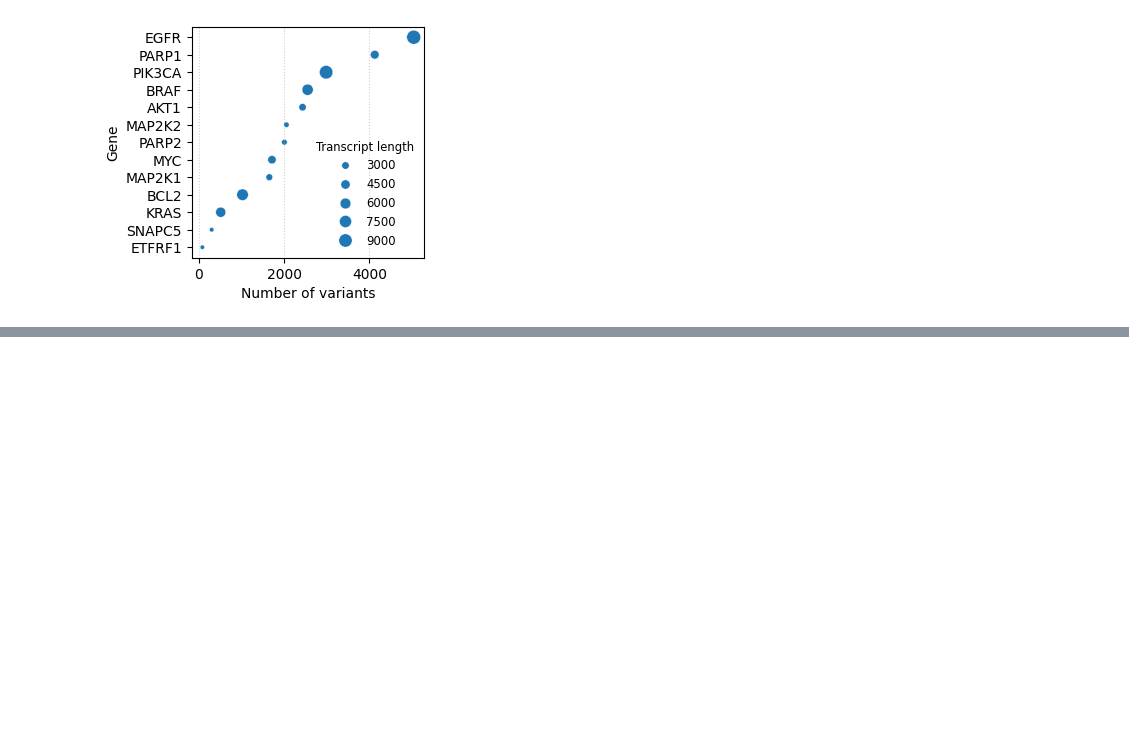
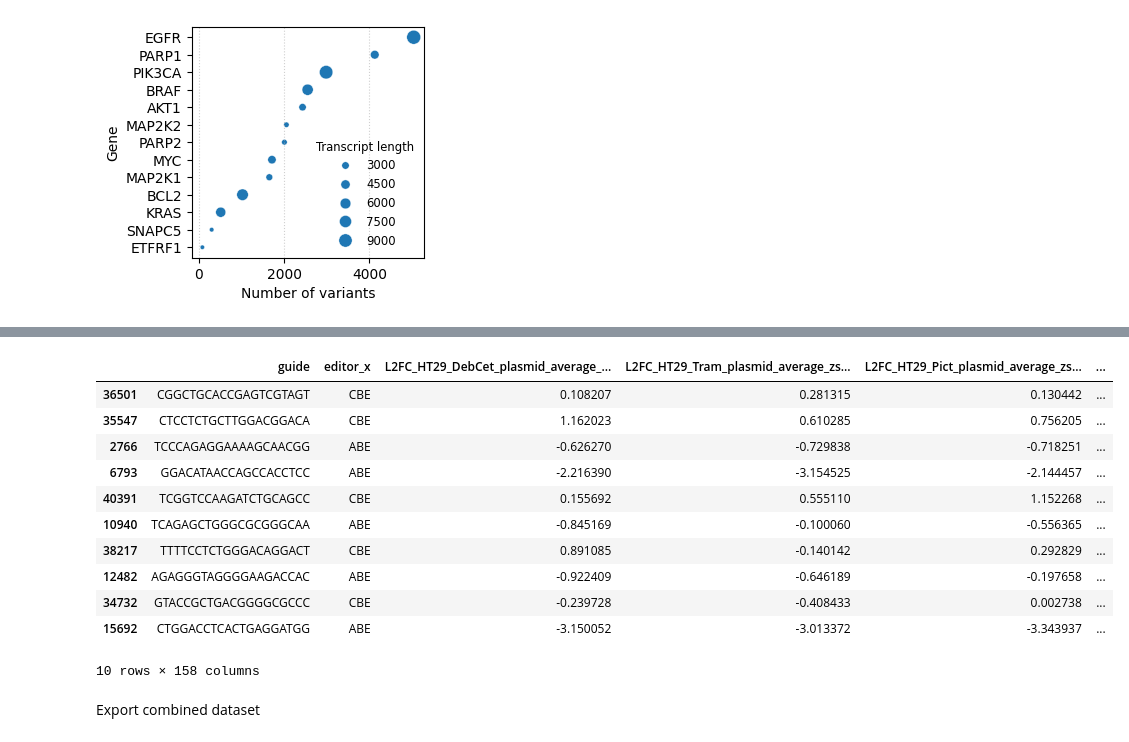
Before and after one commit to QuantitativeBiology/BECancerResistome, a Jupyter notebook: BECancerResistome/VEPexplorer.ipynb, the cells around one changed output, grey strips where cells are left out. Saved outputs shown, nothing was run; the diff lists cells and outputs as text; code cells hidden in the pictures; blank space fills up the shorter version.

```diff
--- a/BECancerResistome/VEPexplorer.ipynb
+++ b/BECancerResistome/VEPexplorer.ipynb
@@ -142,0 +162,33 @@ Name: Amino_acids, Length: 26484, dtype: object
+# %%
+be_merged = pd.merge(
+    be_coelho.reset_index(),
+    variants_beagle,
+    left_on=["guide", "editor"],
+    right_on=["sgRNA Sequence", "editor"],
+    how="inner",
+)
+# %%
+be_merged_vep = pd.merge(
+    be_merged.dropna(subset=["hgvs"]).explode("hgvs"),
+    variants_vep,
+    left_on="hgvs",
+    right_on="#Uploaded_variation",
+    how="inner",
+)
+# %%
+be_merged_vep.sample(10)
+# %% [output]
+|  | guide | editor_x | L2FC_HT29_DebCet_plasmid_average_... | L2FC_HT29_Tram_plasmid_average_zs... | L2FC_HT29_Pict_plasmid_average_zs... | ... |
+| 36501 | CGGCTGCACCGAGTCGTAGT | CBE | 0.108207 | 0.281315 | 0.130442 | ... |
+| 35547 | CTCCTCTGCTTGGACGGACA | CBE | 1.162023 | 0.610285 | 0.756205 | ... |
+| 2766 | TCCCAGAGGAAAAGCAACGG | ABE | -0.626270 | -0.729838 | -0.718251 | ... |
+| 6793 | GGACATAACCAGCCACCTCC | ABE | -2.216390 | -3.154525 | -2.144457 | ... |
+| 40391 | TCGGTCCAAGATCTGCAGCC | CBE | 0.155692 | 0.555110 | 1.152268 | ... |
+| 10940 | TCAGAGCTGGGCGCGGGCAA | ABE | -0.845169 | -0.100060 | -0.556365 | ... |
+| 38217 | TTTTCCTCTGGGACAGGACT | CBE | 0.891085 | -0.140142 | 0.292829 | ... |
+| 12482 | AGAGGGTAGGGGAAGACCAC | ABE | -0.922409 | -0.646189 | -0.197658 | ... |
+| 34732 | GTACCGCTGACGGGGCGCCC | CBE | -0.239728 | -0.408433 | 0.002738 | ... |
+| 15692 | CTGGACCTCACTGAGGATGG | ABE | -3.150052 | -3.013372 | -3.343937 | ... |
+10 rows × 158 columns
+# %% [markdown]
+Export combined dataset
```
Also changed, not shown: parts of 9 cells of this notebook.
